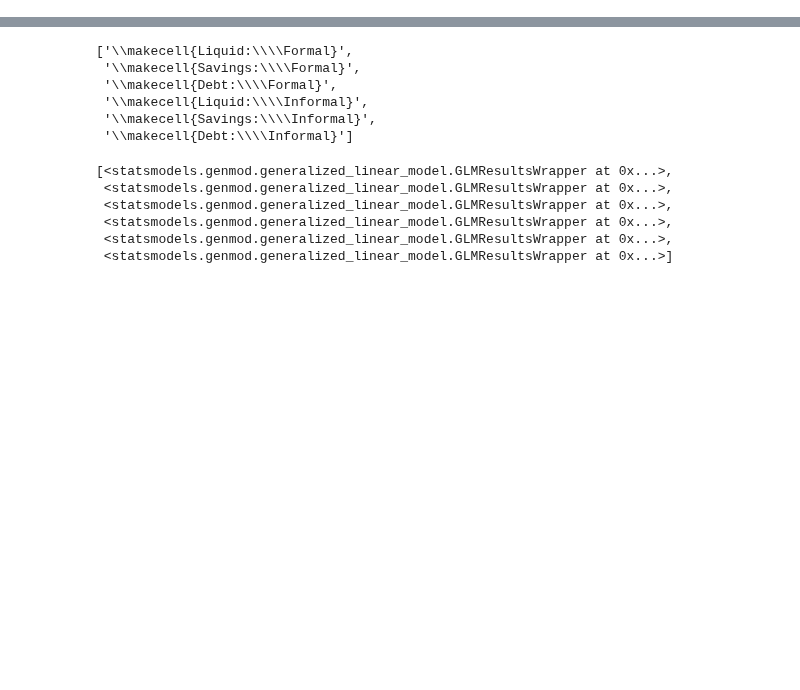
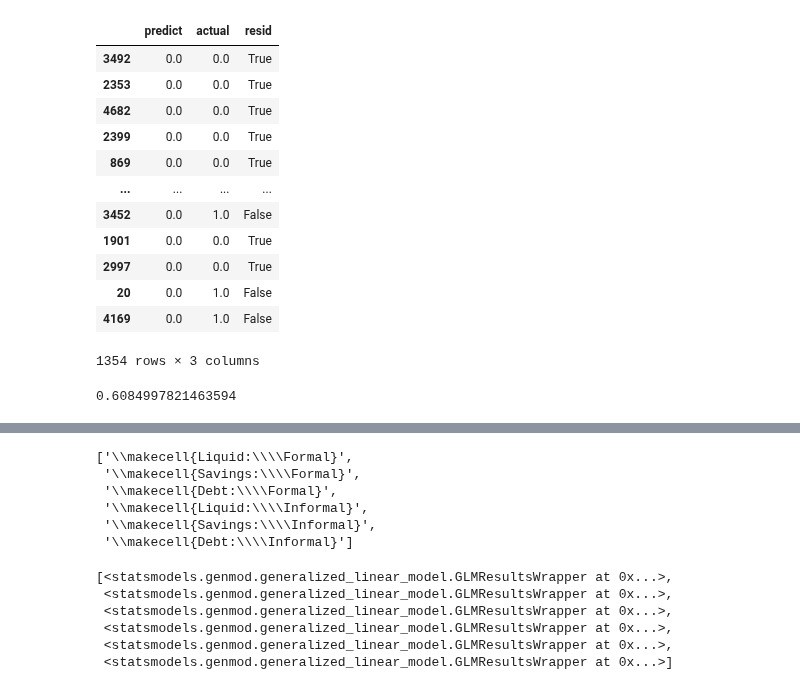
Before and after one commit to mjv2146/access-to-financial-markets, a Jupyter notebook: notebooks2/2005/03_assets_by_income_decile.ipynb, the cells around one changed output, grey strips where cells are left out. Cells and saved outputs as stored; diff of their text form; code cells hidden in the pictures; blank space fills up the shorter version.

```diff
--- a/notebooks2/2005/03_assets_by_income_decile.ipynb
+++ b/notebooks2/2005/03_assets_by_income_decile.ipynb
@@ -56,0 +77,3 @@ df['income_quartile'] = utils.get_quartiles(df['income'], weights=df['weight_hh'
+# %%
+Y_col = 'hh_has_savings'
+X_col = list(C_education) + list(C_gender) + list(C_hh_size) + ['age', 'age_square'] + list(C_income_decile)
@@ -57,3 +83,8 @@ df['income_quartile'] = utils.get_quartiles(df['income'], weights=df['weight_hh'
 # %%
 from sklearn.linear_model import LogisticRegression
 logit = LogisticRegression()
+
+Y = df[Y_col]
+X = df[X_col]
+
+X_train, X_test, Y_train, Y_test = train_test_split(X, Y, test_size=0.3)
@@ -65,2 +91,3 @@ X = df[['log_income']]
-# %%
-fit = logit.fit(X, Y, sample_weight=df['weight_hh'])
+# %%
+model = logit.fit(X_train, Y_train, sample_weight=df.loc[X_train.index, 'weight_hh'])
+model.score(X_train, Y_train, sample_weight=df.loc[X_train.index, 'weight_hh'])
@@ -70,0 +127,28 @@ array([[1.06662566]])
+# %%
+aux = pd.DataFrame({'predict':model.predict(X_test),
+              'actual':Y_test})
+aux['resid'] = aux['predict'] == aux['actual']
+aux
+# %% [output]
+|  | predict | actual | resid |
+| 3492 | 0.0 | 0.0 | True |
+| 2353 | 0.0 | 0.0 | True |
+| 4682 | 0.0 | 0.0 | True |
+| 2399 | 0.0 | 0.0 | True |
+| 869 | 0.0 | 0.0 | True |
+| ... | ... | ... | ... |
+| 3452 | 0.0 | 1.0 | False |
+| 1901 | 0.0 | 0.0 | True |
+| 2997 | 0.0 | 0.0 | True |
+| 20 | 0.0 | 1.0 | False |
+| 4169 | 0.0 | 1.0 | False |
+1354 rows × 3 columns
+# %%
+from sklearn import tree
+clf = tree.DecisionTreeClassifier()
+fit = clf.fit(X_train, Y_train, sample_weight=df.loc[X_train.index, 'weight_hh'] )
+
+Y_pred = fit.predict(X_test)
+fit.score(X_test, Y_test, sample_weight=df.loc[X_test.index, 'weight_hh'])
+# %% [output]
+0.6084997821463594
```
Also changed, not shown: parts of 25 cells of this notebook, 2 other files.
